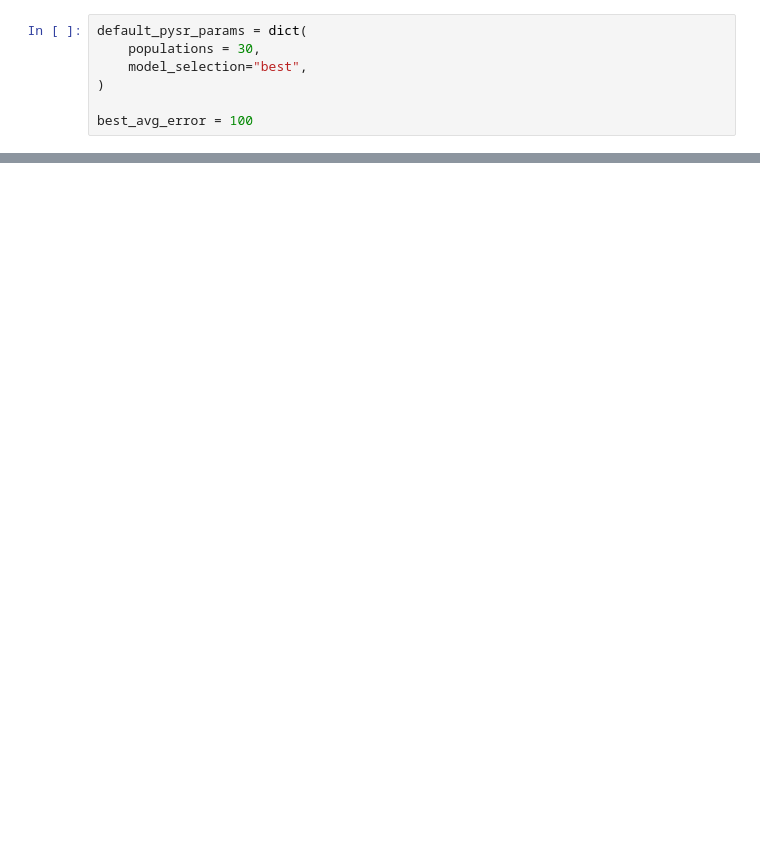
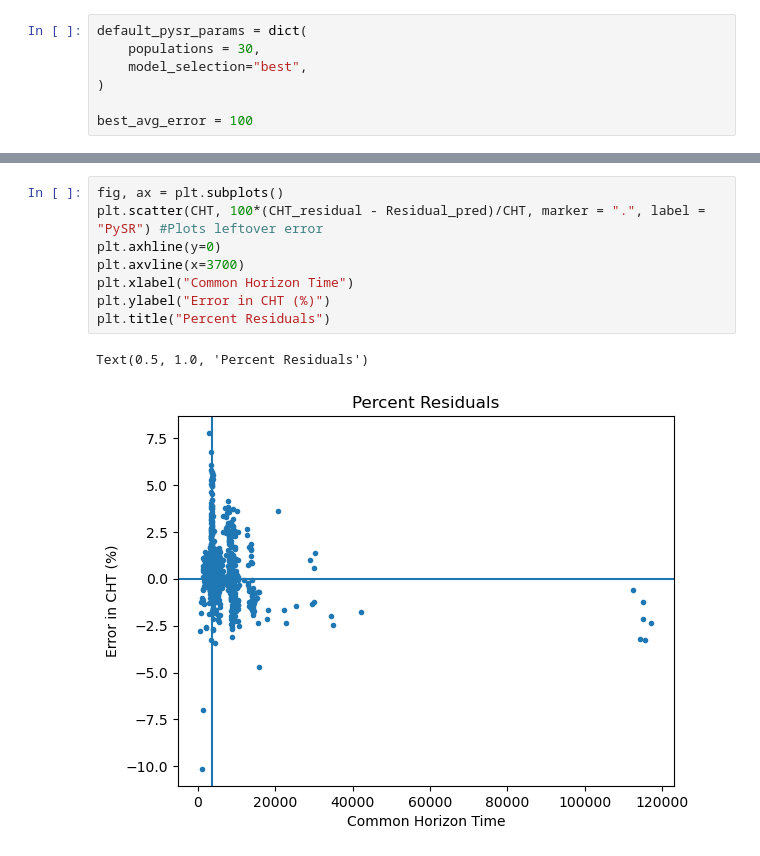
Before and after one commit to Torraj/Common_Horizon_Time, a Jupyter notebook: Modeling_Aligned_Spins.ipynb, the cells around one changed output, grey strips where cells are left out. Drawn from its saved outputs; the diff is of its cells as text; blank space fills up the shorter version.

```diff
--- a/Modeling_Aligned_Spins.ipynb
+++ b/Modeling_Aligned_Spins.ipynb
@@ -291,0 +321,11 @@ plt.savefig(r"Newtonian_Percent_Residuals_with_Direct_Corrections.png")
+# %%
+fig, ax = plt.subplots()
+plt.scatter(CHT, 100*(CHT_residual - Residual_pred)/CHT, marker = ".", label = "PySR") #Plots leftover error
+plt.axhline(y=0)
+plt.axvline(x=3700)
+plt.xlabel("Common Horizon Time")
+plt.ylabel("Error in CHT (%)")
+plt.title("Percent Residuals")
+# %% [output]
+Text(0.5, 1.0, 'Percent Residuals')
+[figure, added]
```
Also changed, not shown: parts of 21 cells of this notebook.
